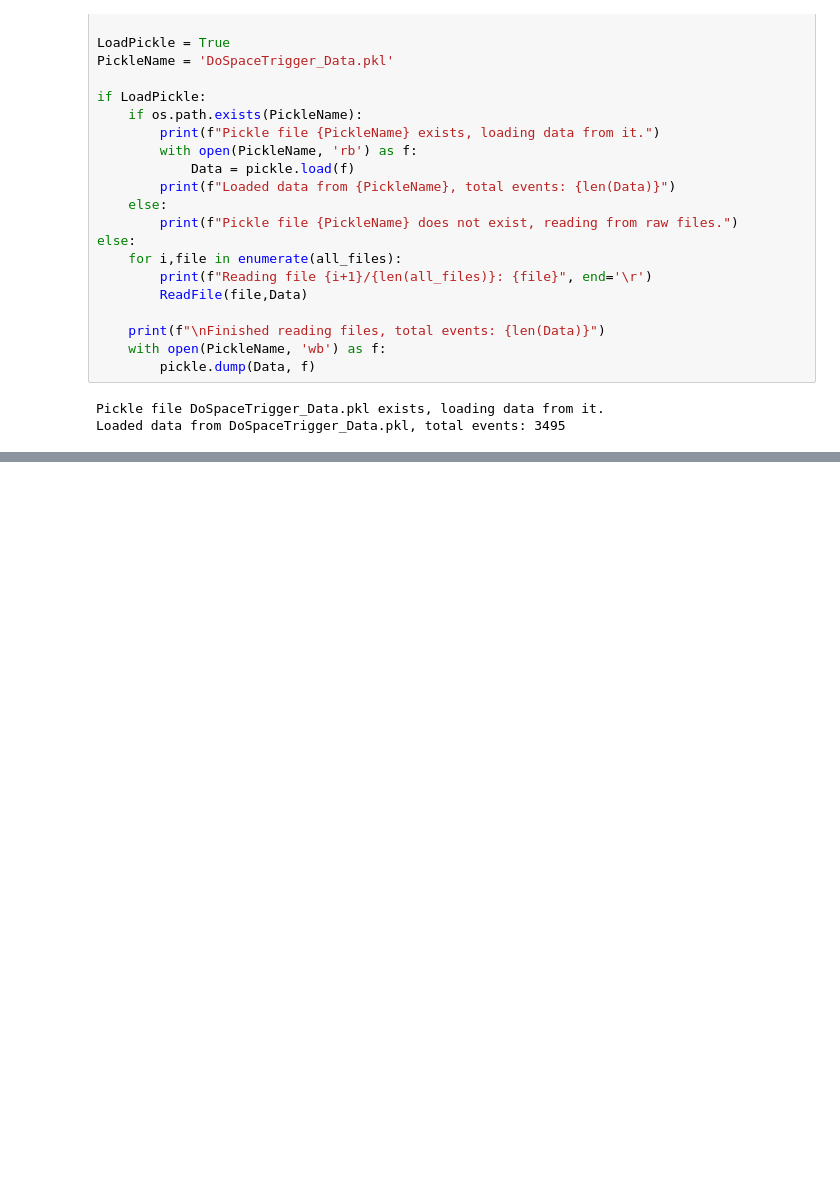
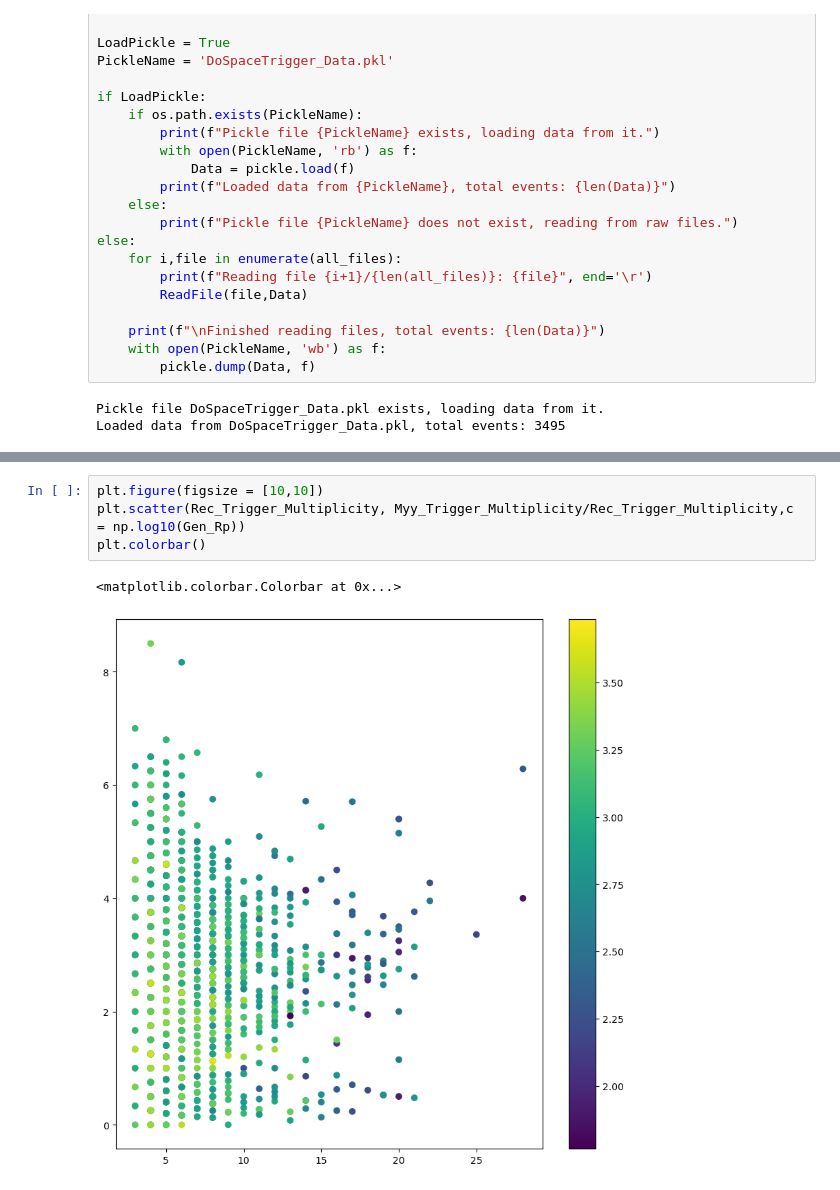
Before and after one commit to fedor-tairli/CDEProject, a Jupyter notebook: CDE_100_Isolation/DoSpaceTrigger_Retrigger.ipynb, the cells around one changed output, grey strips where cells are left out. Drawn from its saved outputs; the diff is of its cells as text; blank space fills up the shorter version.

```diff
--- a/CDE_100_Isolation/DoSpaceTrigger_Retrigger.ipynb
+++ b/CDE_100_Isolation/DoSpaceTrigger_Retrigger.ipynb
@@ -243,0 +357,7 @@ Animating event Batch: 300000005, shower 3975, time bins 284 to 303
+# %%
+plt.figure(figsize = [10,10])
+plt.scatter(Rec_Trigger_Multiplicity, Myy_Trigger_Multiplicity/Rec_Trigger_Multiplicity,c = np.log10(Gen_Rp))
+plt.colorbar()
+# %% [output]
+<matplotlib.colorbar.Colorbar at 0x...>
+[figure, added]
```
Also changed, not shown: parts of 6 cells of this notebook, 1 other file.
